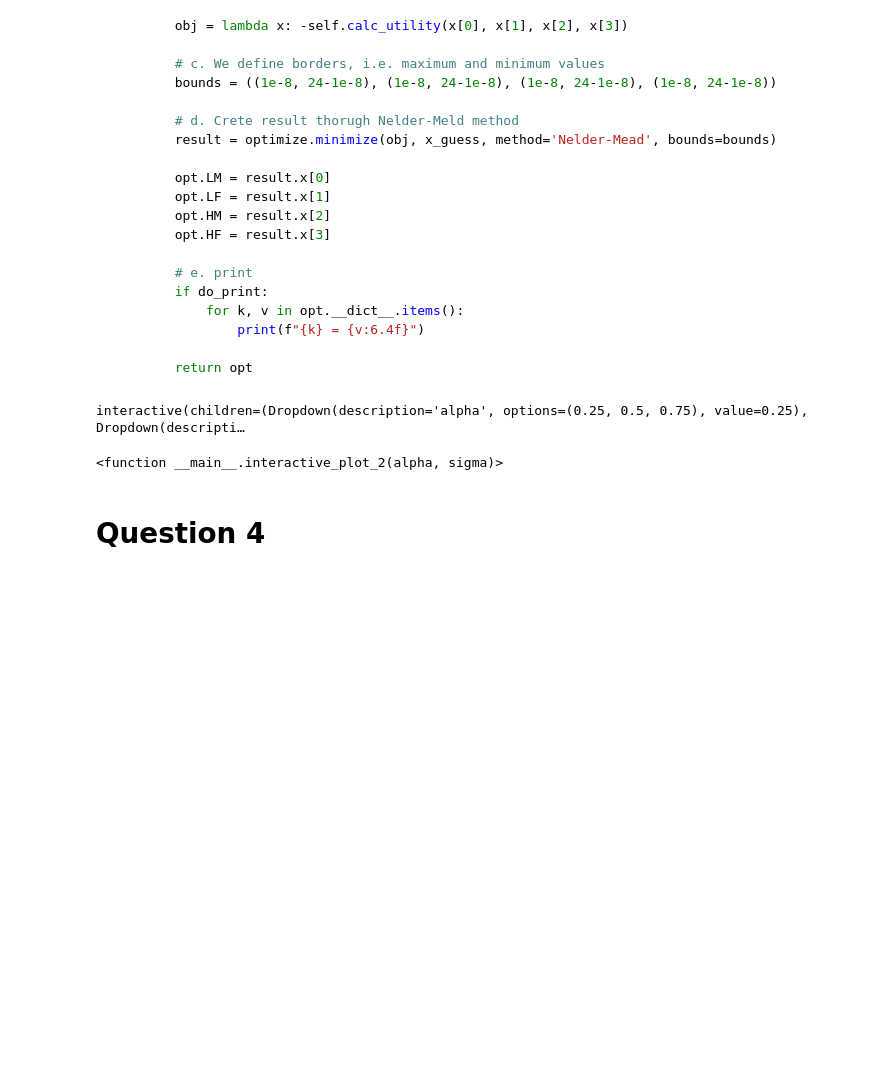
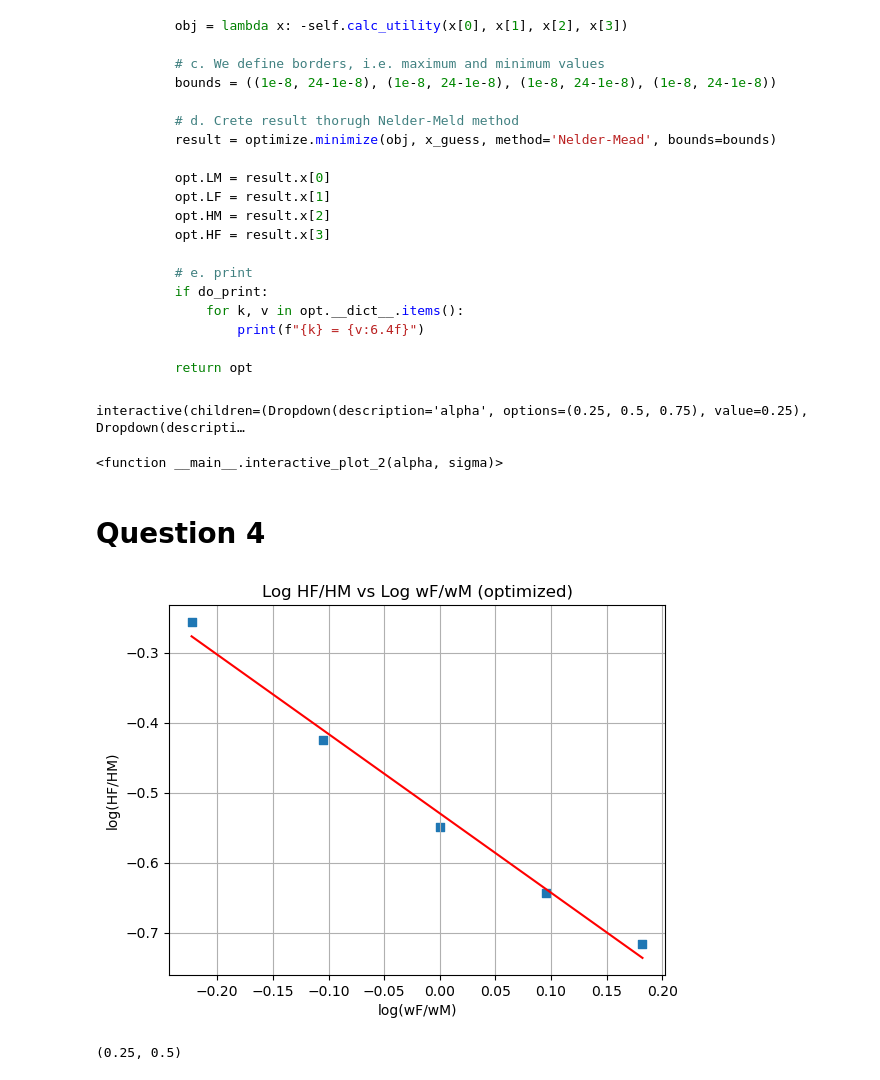
Before and after one commit to NumEconCopenhagen/projects-2023-kscd, a Jupyter notebook: inauguralproject/inauguralproject.ipynb, the cells around one changed output. Drawn from its saved outputs; the diff is of its cells as text; code cells hidden in the pictures; blank space fills up the shorter version.

Commit message:
Might have solved Q4

```diff
--- a/inauguralproject/inauguralproject.ipynb
+++ b/inauguralproject/inauguralproject.ipynb
@@ -284,3 +293,54 @@ interactive(children=(Dropdown(description='alpha', options=(0.25, 0.5, 0.75), v
 <function __main__.interactive_plot_2(alpha, sigma)>
 # %% [markdown]
 # Question 4
+# %%
+def plot_optimized_results(model, alpha, sigma):
+    # Set model parameters to given alpha and sigma
+    model.par.alpha = alpha
+    model.par.sigma = sigma
+
+    # Prepare data for the plot
+    log_wF_wM = []
+    log_HF_HM = []
+
+    for wF in model.par.wF_vec:
+        model.par.wF = wF
+        model.par.wM = 1.0
+
+        result = model.solve_continuous()
+
+        log_wF_wM.append(np.log(wF / model.par.wM))
+        log_HF_HM.append(np.log(result.HF / result.HM))
+
+    # Create a scatter plot with the given data
+    plt.scatter(log_wF_wM, log_HF_HM, marker='s')
+
+    # Perform linear regression and plot the line
+    slope, intercept = np.polyfit(log_wF_wM, log_HF_HM, 1)
+    x_vals = np.array(log_wF_wM)
+    y_vals = intercept + slope * x_vals
+    plt.plot(x_vals, y_vals, color='red')
+
+    # Add labels and title
+    plt.xlabel('log(wF/wM)')
+    plt.ylabel('log(HF/HM)')
+    plt.title('Log HF/HM vs Log wF/wM (optimized)')
+
+    # Add gridlines
+    plt.grid()
+
+    # Show the plot
+    plt.show()
+
+# Replace these values with the optimized alpha and sigma you obtained
+optimized_alpha = 0.25
+optimized_sigma = 0.5
+
+plot_optimized_results(model, optimized_alpha, optimized_sigma)
+
+optimized_alpha_sigma = model.estimate()
+
+print(optimized_alpha_sigma)
+# %% [output]
+[figure, added]
+(0.25, 0.5)
```
Also changed, not shown: parts of 3 cells of this notebook, 1 other file.
